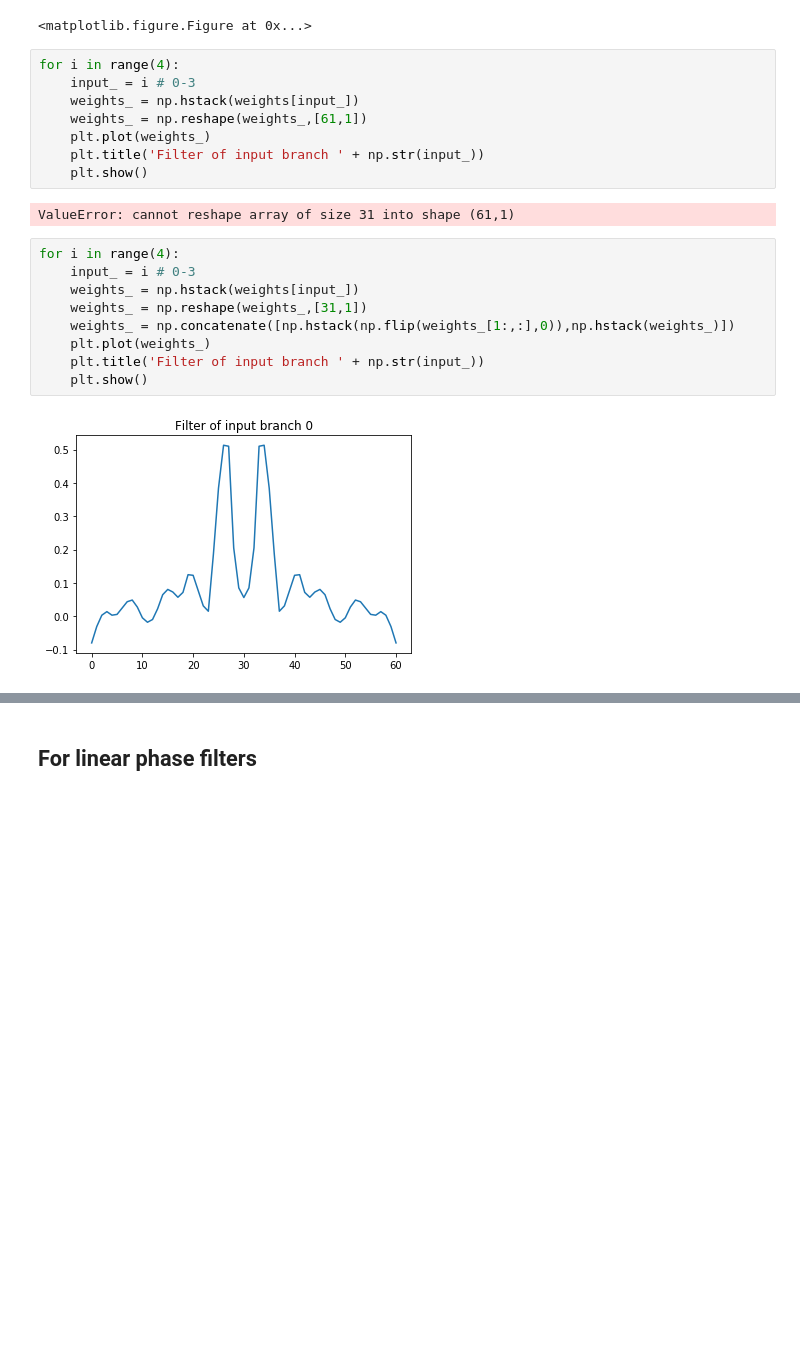
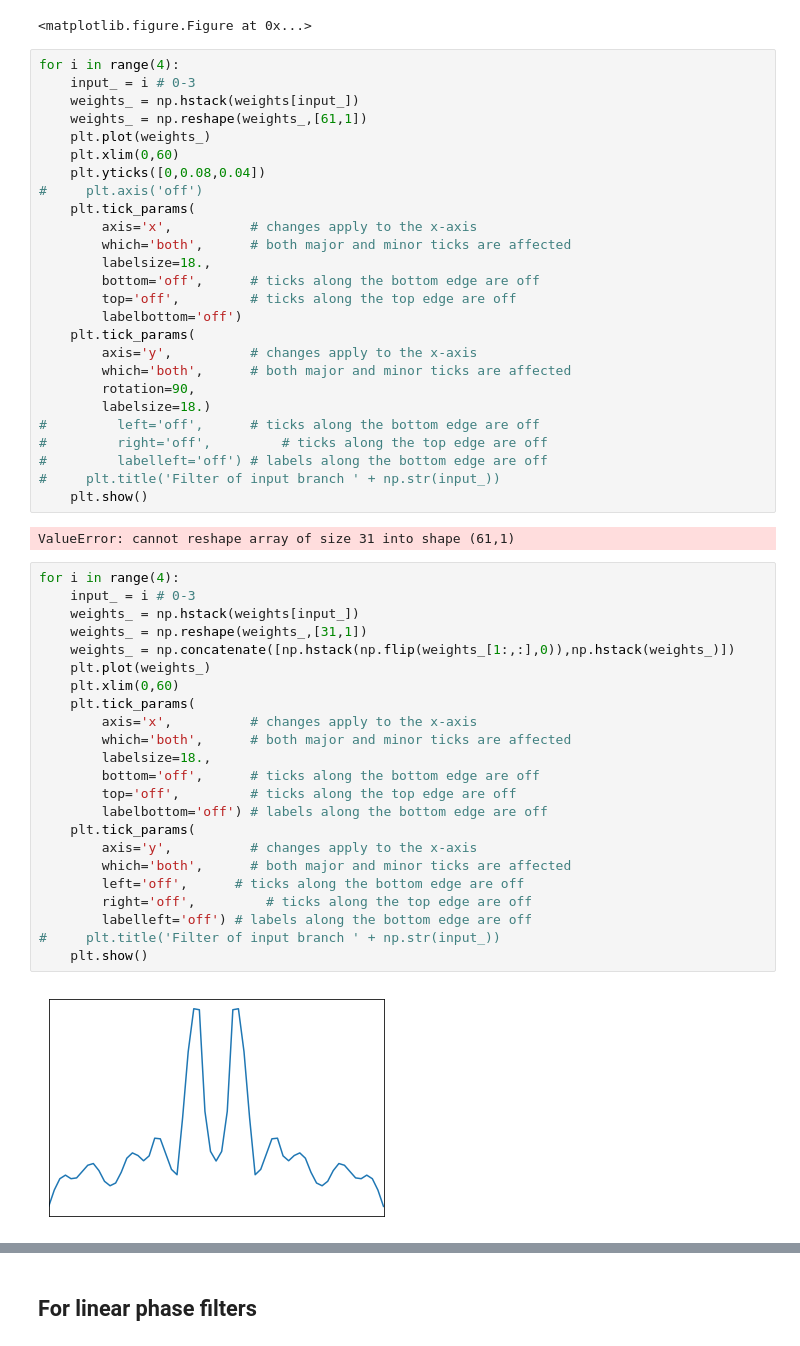
Before and after one commit to AhmedImtiazPrio/heartnet, a Jupyter notebook: codes/scipy impulse response test.ipynb, the cells around one changed output, grey strips where cells are left out. Saved outputs shown, nothing was run; the diff lists cells and outputs as text; blank space fills up the shorter version.

```diff
--- a/codes/scipy impulse response test.ipynb
+++ b/codes/scipy impulse response test.ipynb
@@ -94,24 +98,56 @@ for i in range(4):
 # %% [output]
 ValueError: cannot reshape array of size 31 into shape (61,1)
 <matplotlib.figure.Figure at 0x...>
-# %%
-for i in range(4):
-    input_ = i # 0-3
-    weights_ = np.hstack(weights[input_])
-    weights_ = np.reshape(weights_,[61,1])
-    plt.plot(weights_)
-    plt.title('Filter of input branch ' + np.str(input_))
-    plt.show()
-# %% [output]
-ValueError: cannot reshape array of size 31 into shape (61,1)
+# %%
+for i in range(4):
+    input_ = i # 0-3
+    weights_ = np.hstack(weights[input_])
+    weights_ = np.reshape(weights_,[61,1])
+    plt.plot(weights_)
+    plt.xlim(0,60)
+    plt.yticks([0,0.08,0.04])
+#     plt.axis('off')
+    plt.tick_params(
+        axis='x',          # changes apply to the x-axis
+        which='both',      # both major and minor ticks are affected
+        labelsize=18.,
+        bottom='off',      # ticks along the bottom edge are off
+        top='off',         # ticks along the top edge are off
+        labelbottom='off')
+    plt.tick_params(
+        axis='y',          # changes apply to the x-axis
+        which='both',      # both major and minor ticks are affected
+        rotation=90,
+        labelsize=18.)
+#         left='off',      # ticks along the bottom edge are off
+#         right='off',         # ticks along the top edge are off
+#         labelleft='off') # labels along the bottom edge are off
+#     plt.title('Filter of input branch ' + np.str(input_))
+    plt.show()
+# %% [output]
+ValueError: cannot reshape array of size 31 into shape (61,1)
 # %%
 for i in range(4):
     input_ = i # 0-3
     weights_ = np.hstack(weights[input_])
     weights_ = np.reshape(weights_,[31,1])
     weights_ = np.concatenate([np.hstack(np.flip(weights_[1:,:],0)),np.hstack(weights_)])
     plt.plot(weights_)
-    plt.title('Filter of input branch ' + np.str(input_))
+    plt.xlim(0,60)
+    plt.tick_params(
+        axis='x',          # changes apply to the x-axis
+        which='both',      # both major and minor ticks are affected
+        labelsize=18.,
+        bottom='off',      # ticks along the bottom edge are off
+        top='off',         # ticks along the top edge are off
+        labelbottom='off') # labels along the bottom edge are off
+    plt.tick_params(
+        axis='y',          # changes apply to the x-axis
+        which='both',      # both major and minor ticks are affected
+        left='off',      # ticks along the bottom edge are off
+        right='off',         # ticks along the top edge are off
+        labelleft='off') # labels along the bottom edge are off
+#     plt.title('Filter of input branch ' + np.str(input_))
     plt.show()
 # %% [output]
-[figure, old version]
+[figure, new version]
```
Also changed, not shown: parts of 6 cells of this notebook, 2 other files.
